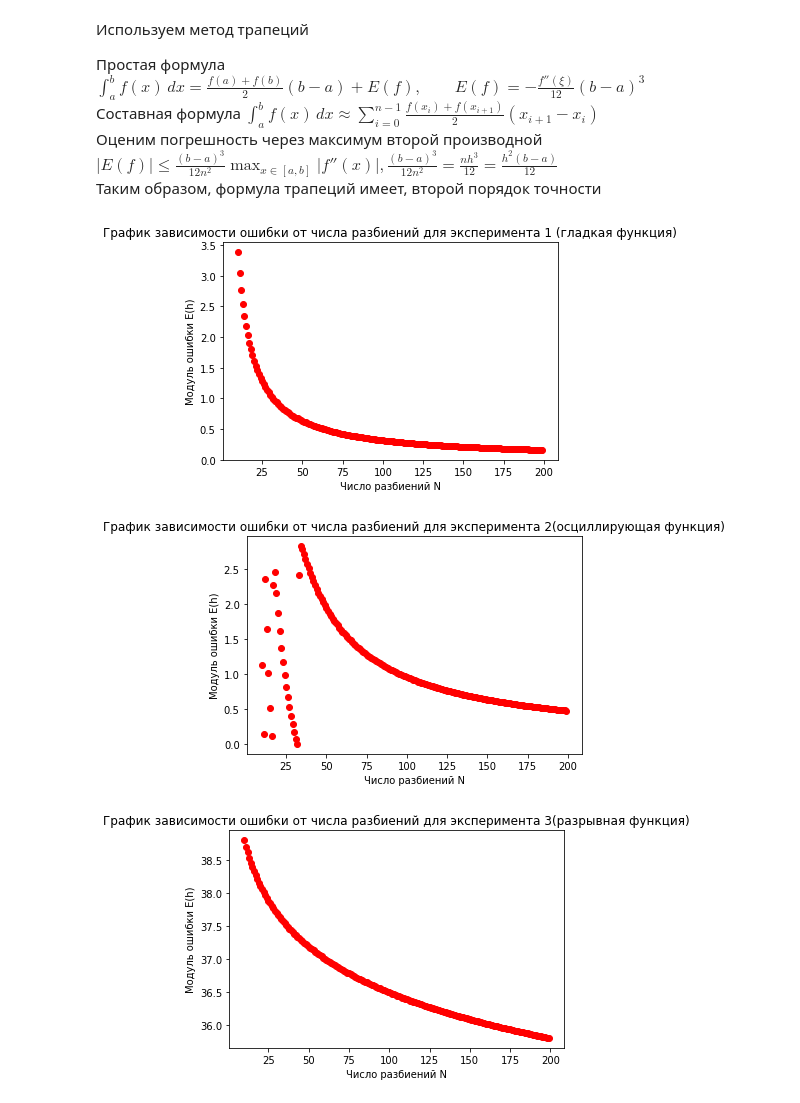
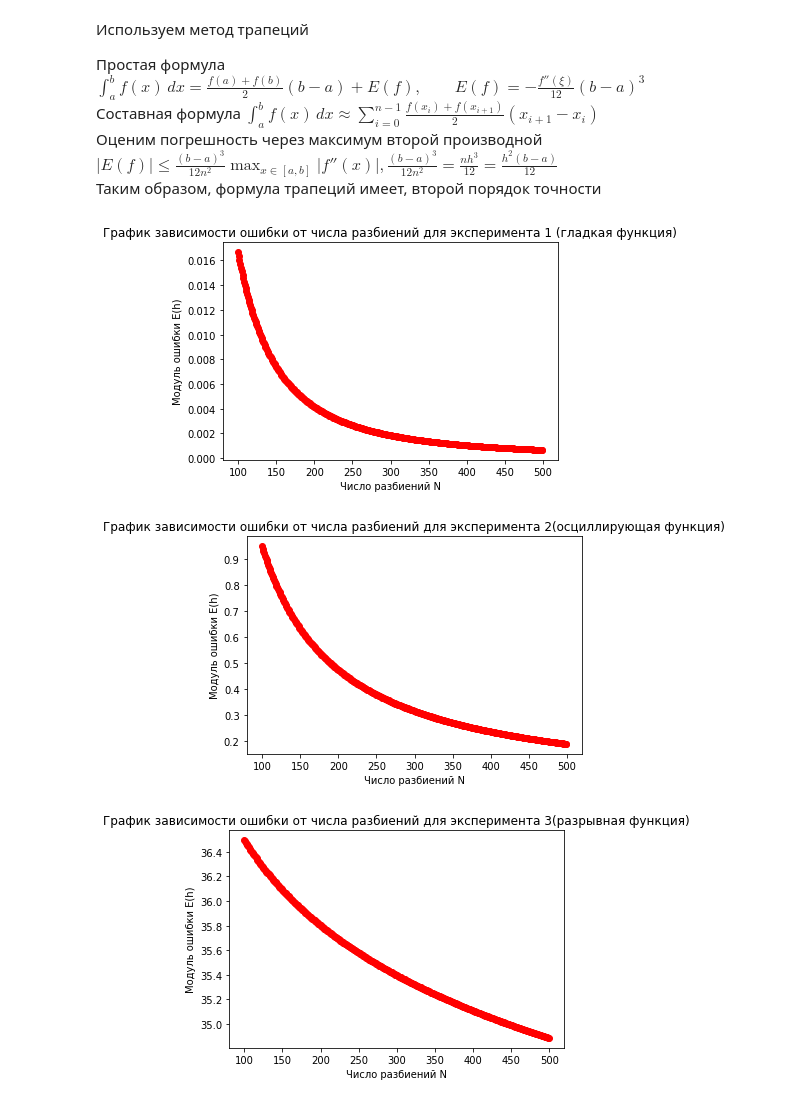
Before and after one commit to danielusachev/numerical_methods, a Jupyter notebook: Untitled1.ipynb, the cells around one changed output. Saved outputs shown, nothing was run; the diff lists cells and outputs as text; code cells hidden in the pictures.

```diff
--- a/Untitled1.ipynb
+++ b/Untitled1.ipynb
@@ -26,16 +26,7 @@ warnings.filterwarnings('ignore')
 class Parameters:
     @staticmethod
     def generategrid_even(a,b,n):
-        return np.linspace(a,b,n)
-    @staticmethod
-    def generategrid_decreasing(a,b,n):
-        grid = [0] * n
-        grid[0] = a
-        step = (b-a)/n
-        for i in range(1,n):
-            grid[i] = grid[i-1]+step
-            step *= 0.999
-        return grid
+        return np.linspace(a,b,n+1)
 
 #метод трапеций
 def num_integrate(func,grid):
@@ -48,9 +39,10 @@ def num_integrate(func,grid):
         x1 = a+i*dx
         Ai = dx * (func(x0) + func(x1))/ 2.
         Area = Area + Ai
-        if i != n:
-            dx = grid[i] - grid[i-1]
     return Area
+
+def f_smooth(x):
+    return x*x
 
 def f_discontinuous(x):
     if x == 0:
@@ -65,11 +57,11 @@ def f_oscillating(x):
 A = 0
 B = 10
 
-ns = list(range(10,200))
+ns = list(range(100,500))
 errors = []
 for n in ns:
-    val1 = num_integrate(np.sqrt,Parameters.generategrid_even(A,B,n))
-    val2 = integrate.quad(np.sqrt,A, B)[0]
+    val1 = num_integrate(f_smooth,Parameters.generategrid_even(A,B,n))
+    val2 = integrate.quad(f_smooth,A, B)[0]
     error = np.abs(val1-val2)
     errors.append(error)
 
@@ -81,37 +73,37 @@ plt.show()
 
 
 
-ns = list(range(10,200))
+ns = list(range(100,500))
 errors = []
 for n in ns:
     val1 = num_integrate(f_oscillating,Parameters.generategrid_even(A,B,n))
     val2 = integrate.quad(f_oscillating,A, B)[0]
     error = np.abs(val1-val2)
     errors.append(error)
 
 plt.plot(ns, errors, 'ro')
 plt.xlabel('Число разбиений N')
 plt.ylabel('Модуль ошибки E(h)')
 plt.title('График зависимости ошибки от числа разбиений для эксперимента 2(осциллирующая функция)')
 plt.show()
 
 
-ns = list(range(10,200))
+ns = list(range(100,500))
 errors = []
 for n in ns:
     val1 = num_integrate(f_discontinuous,Parameters.generategrid_even(A,B,n))
     val2 = integrate.quad(f_discontinuous,A, B)[0]
     error = np.abs(val1-val2)
     errors.append(error)
 
 plt.plot(ns, errors, 'ro')
 plt.xlabel('Число разбиений N')
 plt.ylabel('Модуль ошибки E(h)')
 plt.title('График зависимости ошибки от числа разбиений для эксперимента 3(разрывная функция)')
 plt.show()
 # %% [output]
-[figure, old version]
+[figure, new version]
-[figure, old version]
+[figure, new version]
-[figure, old version]
+[figure, new version]
 # %%
 
```
Also changed, not shown: parts of 1 cell of this notebook.
